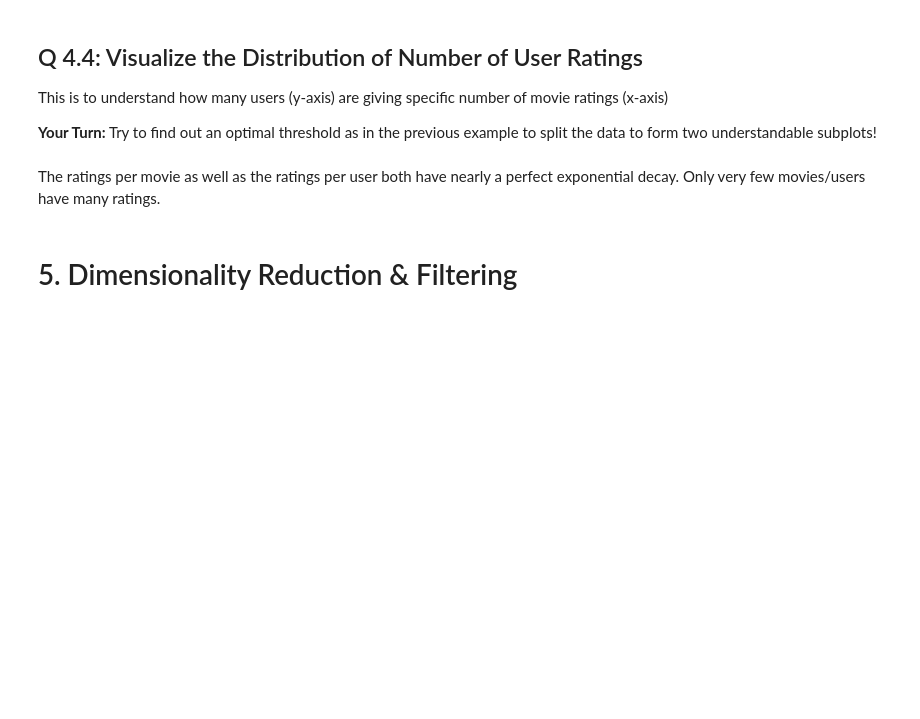
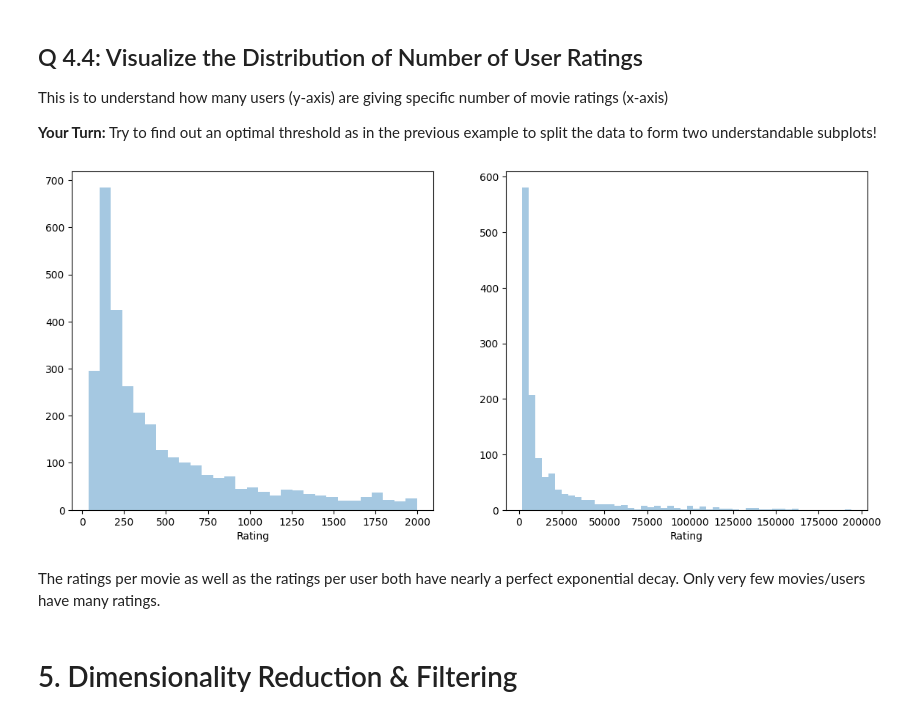
Before and after one commit to katxtong/UCSD-ML-Springboard, a Jupyter notebook: mec-17.4.1-recommendation-systems-mini-project/Mini_Project_Recommendation_Systems.ipynb, the cells around one changed output. Drawn from its saved outputs; the diff is of its cells as text; code cells hidden in the pictures; blank space fills up the shorter version.

```diff
--- a/mec-17.4.1-recommendation-systems-mini-project/Mini_Project_Recommendation_Systems.ipynb
+++ b/mec-17.4.1-recommendation-systems-mini-project/Mini_Project_Recommendation_Systems.ipynb
@@ -211,6 +280,15 @@ sns.distplot(data[data  > 10000], kde=False, ax=ax[1]);
 This is to understand how many users (y-axis) are giving specific number of movie ratings (x-axis)
 
 __Your Turn:__ Try to find out an optimal threshold as in the previous example to split the data to form two understandable subplots!
+# %%
+fig, ax = plt.subplots(1, 2, figsize=(14, 6))
+cutoff = 2000
+
+data = df.groupby('Movie')['Rating'].count()
+sns.distplot(data[data  < cutoff], kde=False, ax=ax[0]);
+sns.distplot(data[data  > cutoff], kde=False, ax=ax[1]);
+# %% [output]
+[figure, added]
 # %% [markdown]
 The ratings per movie as well as the ratings per user both have nearly a perfect exponential decay. Only very few movies/users have many ratings.
 # %% [markdown]
```
Also changed, not shown: parts of 53 cells of this notebook.
